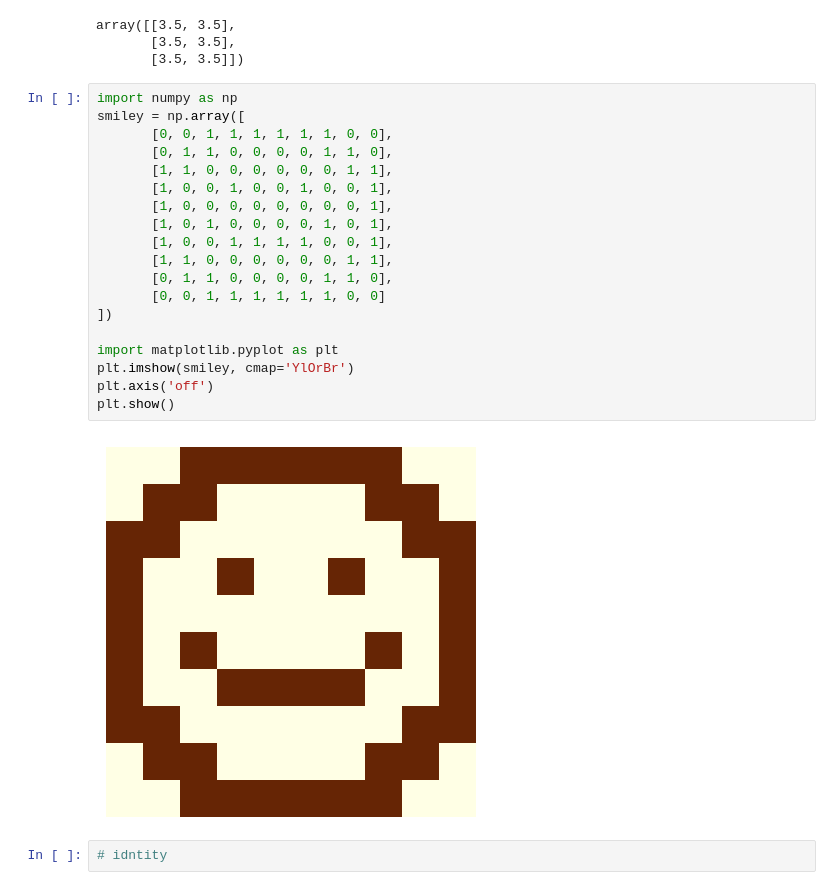
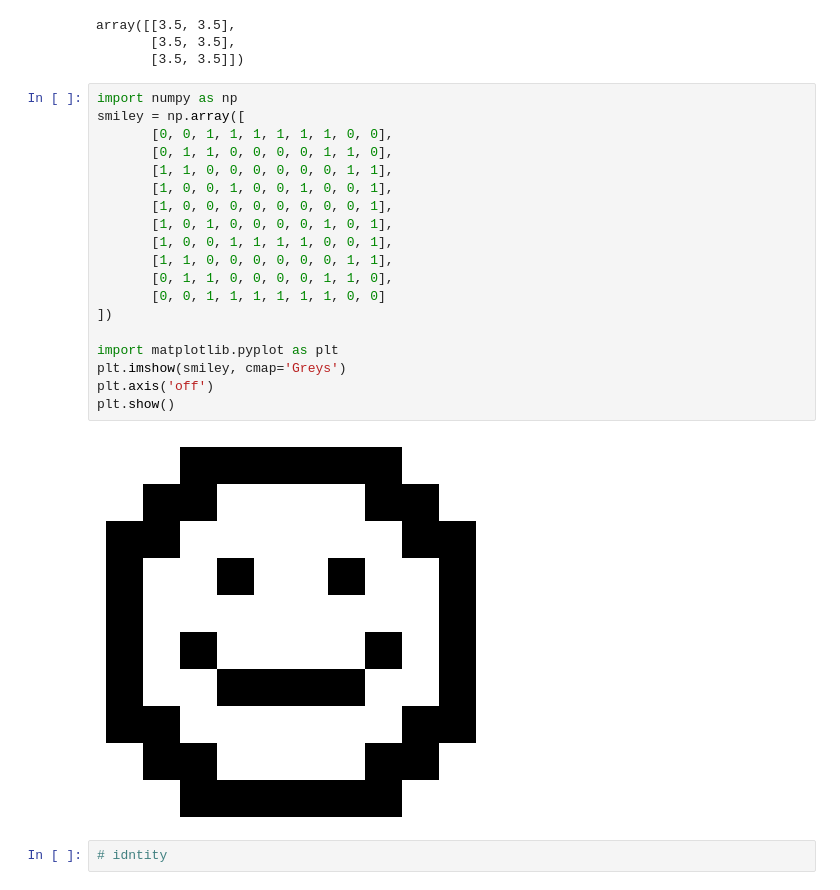
Before and after one commit to tathagatamishra/intellipaat, a Jupyter notebook: Python/NumPy/numpy_d2_matrix.ipynb, the cells around one changed output. Saved outputs shown, nothing was run; the diff lists cells and outputs as text.

```diff
--- a/Python/NumPy/numpy_d2_matrix.ipynb
+++ b/Python/NumPy/numpy_d2_matrix.ipynb
@@ -64,24 +64,24 @@ array([[3.5, 3.5],
 # %%
 import numpy as np
 smiley = np.array([
        [0, 0, 1, 1, 1, 1, 1, 1, 0, 0],
        [0, 1, 1, 0, 0, 0, 0, 1, 1, 0],
        [1, 1, 0, 0, 0, 0, 0, 0, 1, 1],
        [1, 0, 0, 1, 0, 0, 1, 0, 0, 1],
        [1, 0, 0, 0, 0, 0, 0, 0, 0, 1],
        [1, 0, 1, 0, 0, 0, 0, 1, 0, 1],
        [1, 0, 0, 1, 1, 1, 1, 0, 0, 1],
        [1, 1, 0, 0, 0, 0, 0, 0, 1, 1],
        [0, 1, 1, 0, 0, 0, 0, 1, 1, 0],
        [0, 0, 1, 1, 1, 1, 1, 1, 0, 0]
 ])
 
 import matplotlib.pyplot as plt
-plt.imshow(smiley, cmap='YlOrBr')
+plt.imshow(smiley, cmap='Greys')
 plt.axis('off')
 plt.show()
 # %% [output]
-[figure, old version]
+[figure, new version]
 # %%
 # idntity
 # %%
```
Also changed, not shown: 1 other file.
